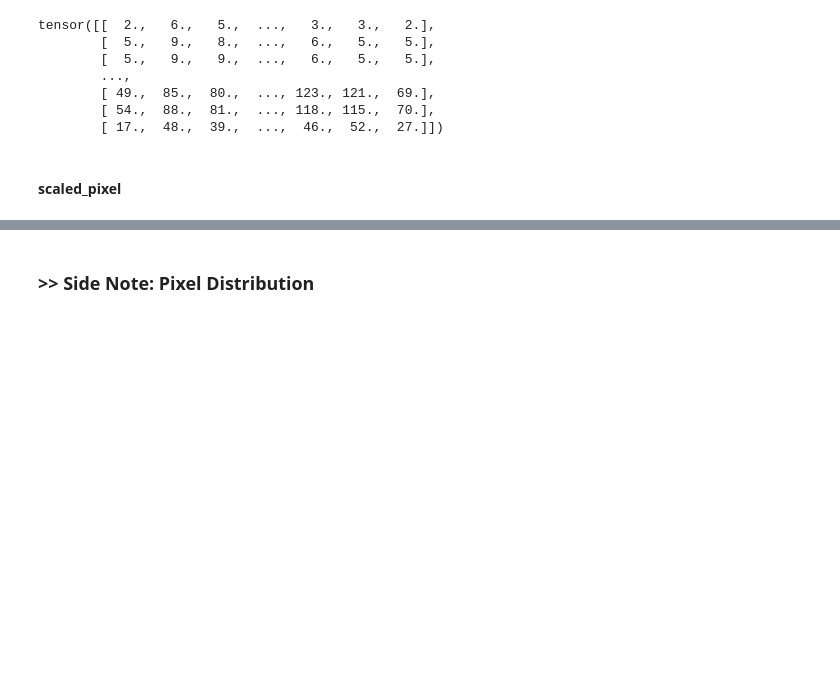
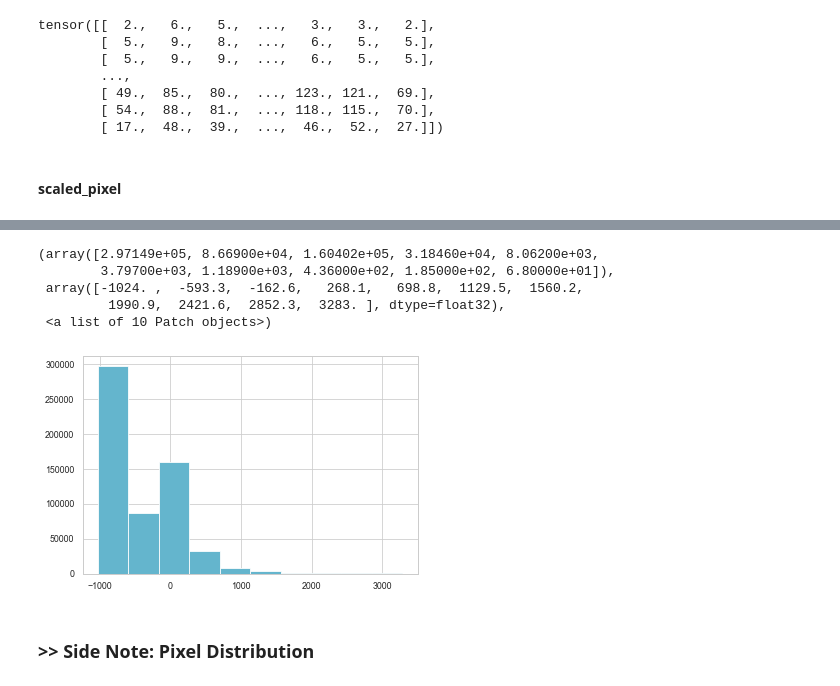
Before and after one commit to asvcode/MedicalImaging, a Jupyter notebook: _notebooks/2020-04-28-Medical-Imaging-Using-Fastai.ipynb, the cells around one changed output, grey strips where cells are left out. Drawn from its saved outputs; the diff is of its cells as text; code cells hidden in the pictures; blank space fills up the shorter version.

```diff
--- a/_notebooks/2020-04-28-Medical-Imaging-Using-Fastai.ipynb
+++ b/_notebooks/2020-04-28-Medical-Imaging-Using-Fastai.ipynb
@@ -209,3 +231,13 @@ hh.show()
+# %%
+tensor_dicom_scaled = scaled_px(test_im) #convert into tensor taking RescaleIntercept and RescaleSlope into consideration
+plt.hist(tensor_dicom_scaled.flatten(), color='c')
+# %% [output]
+(array([2.97149e+05, 8.66900e+04, 1.60402e+05, 3.18460e+04, 8.06200e+03,
+        3.79700e+03, 1.18900e+03, 4.36000e+02, 1.85000e+02, 6.80000e+01]),
+ array([-1024. ,  -593.3,  -162.6,   268.1,   698.8,  1129.5,  1560.2,
+         1990.9,  2421.6,  2852.3,  3283. ], dtype=float32),
+ <a list of 10 Patch objects>)
+[figure, added]
 # %% [markdown]
 ### >> Side Note: Pixel Distribution
 # %% [markdown]
```
Also changed, not shown: parts of 9 cells of this notebook.
